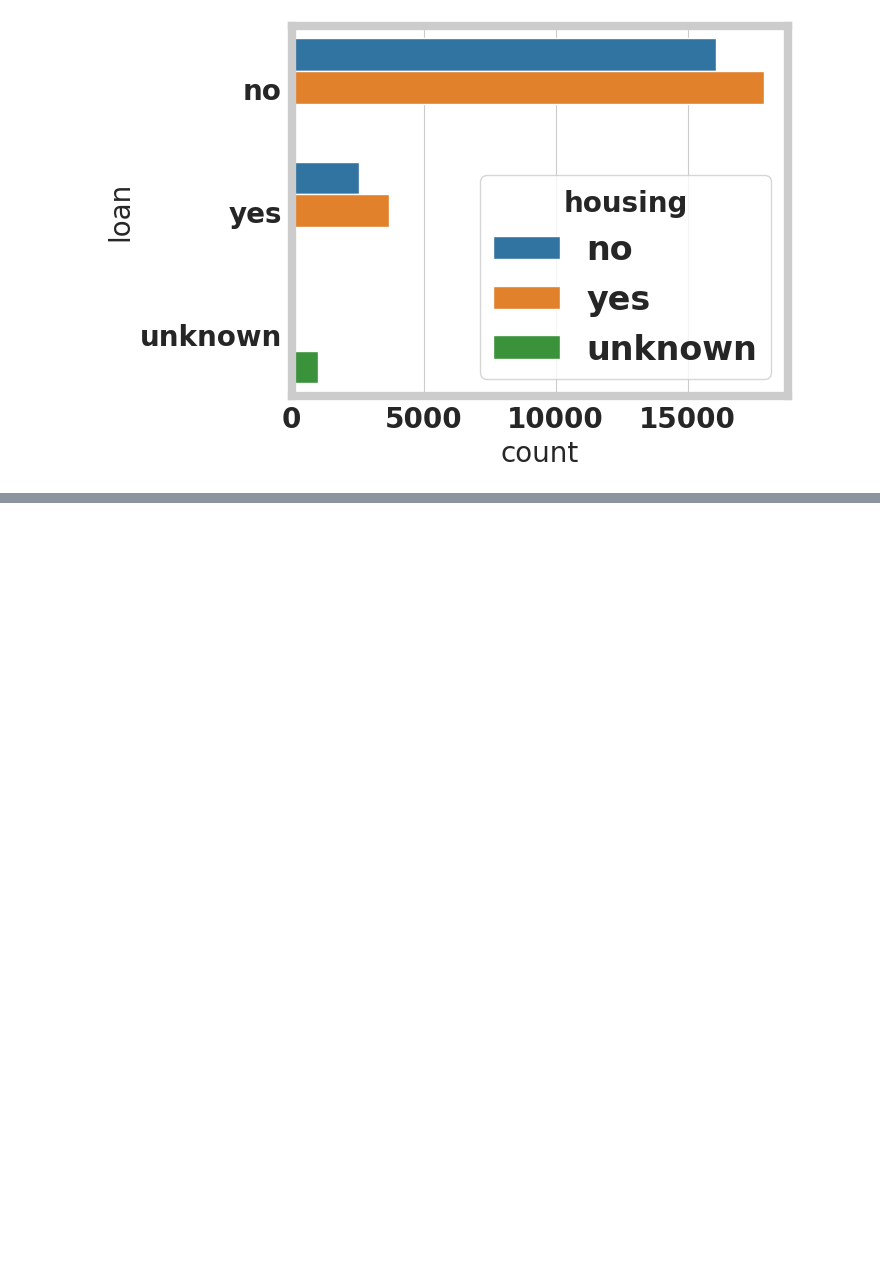
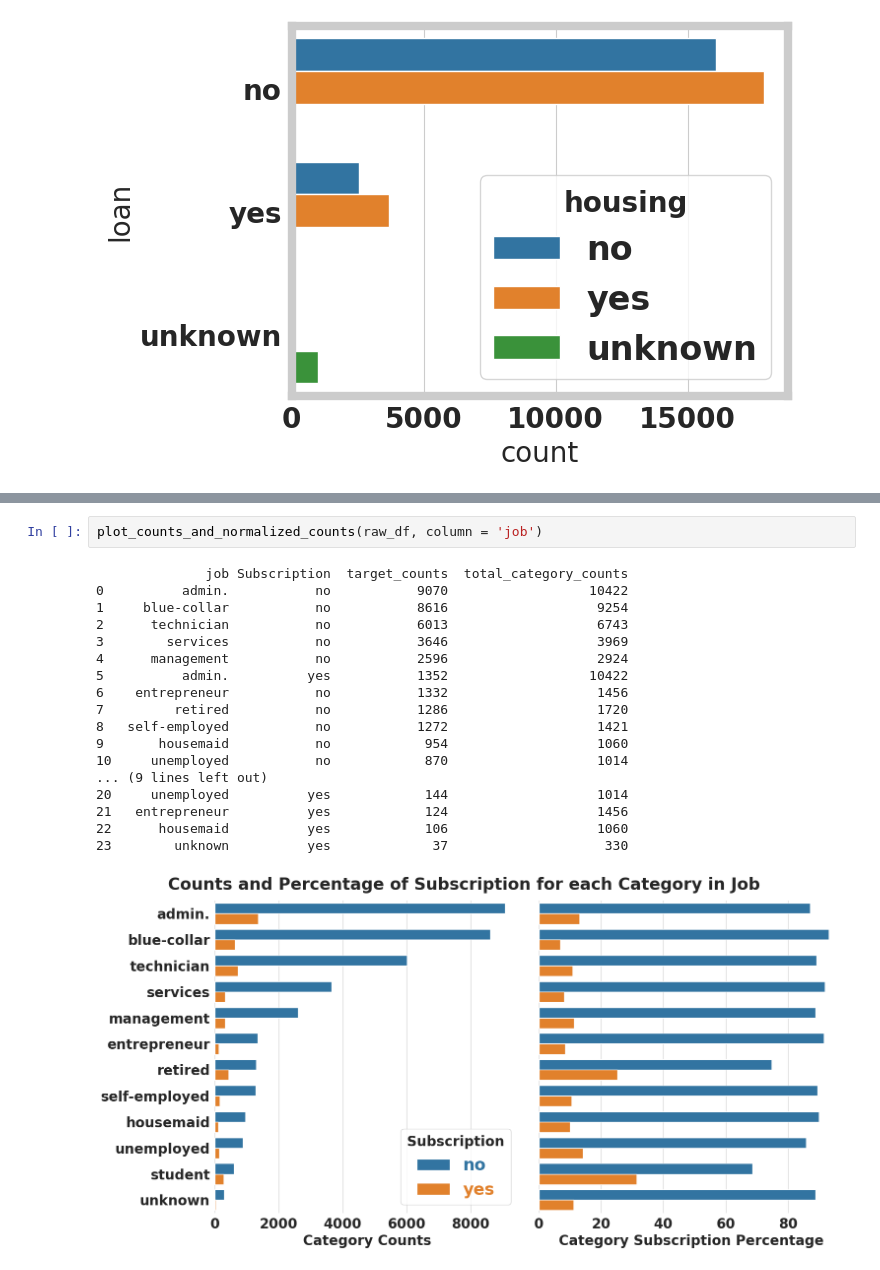
Before and after one commit to Khangelani-Mnguni/customer_segmentation_bank_term_deposits, a Jupyter notebook: model_development.ipynb, the cells around one changed output, grey strips where cells are left out. Drawn from its saved outputs; the diff is of its cells as text; blank space fills up the shorter version.

```diff
--- a/model_development.ipynb
+++ b/model_development.ipynb
@@ -257,0 +364,21 @@ sns.countplot(raw_df, y = 'loan', hue = 'housing')
+# %%
+plot_counts_and_normalized_counts(raw_df, column = 'job')
+# %% [output]
+              job Subscription  target_counts  total_category_counts
+0          admin.           no           9070                  10422
+1     blue-collar           no           8616                   9254
+2      technician           no           6013                   6743
+3        services           no           3646                   3969
+4      management           no           2596                   2924
+5          admin.          yes           1352                  10422
+6    entrepreneur           no           1332                   1456
+7         retired           no           1286                   1720
+8   self-employed           no           1272                   1421
+9       housemaid           no            954                   1060
+10     unemployed           no            870                   1014
+... (9 lines left out)
+20     unemployed          yes            144                   1014
+21   entrepreneur          yes            124                   1456
+22      housemaid          yes            106                   1060
+23        unknown          yes             37                    330
+[figure, added]
```
Also changed, not shown: parts of 99 cells of this notebook, 13 other files.
